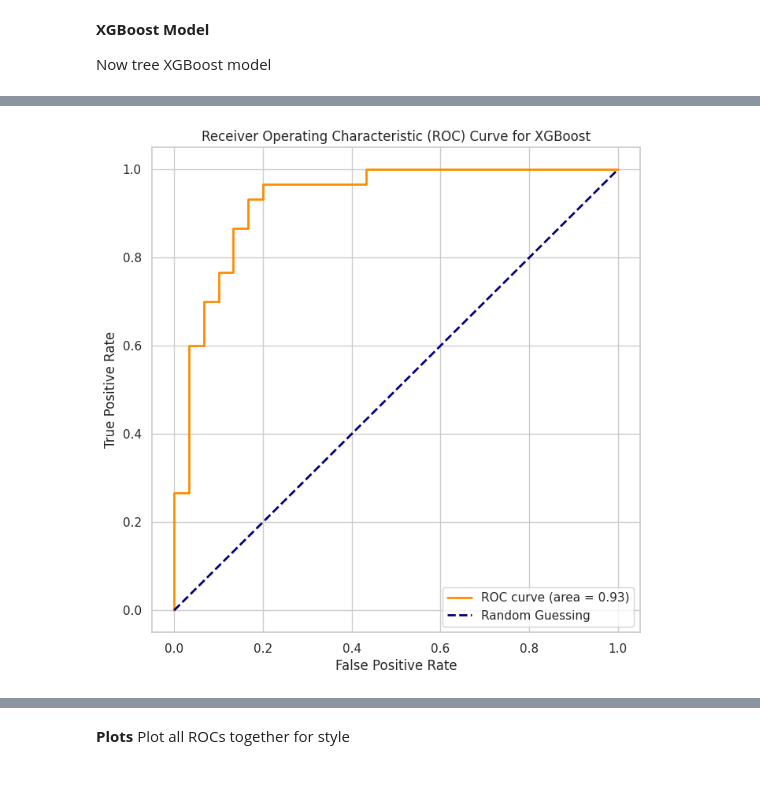
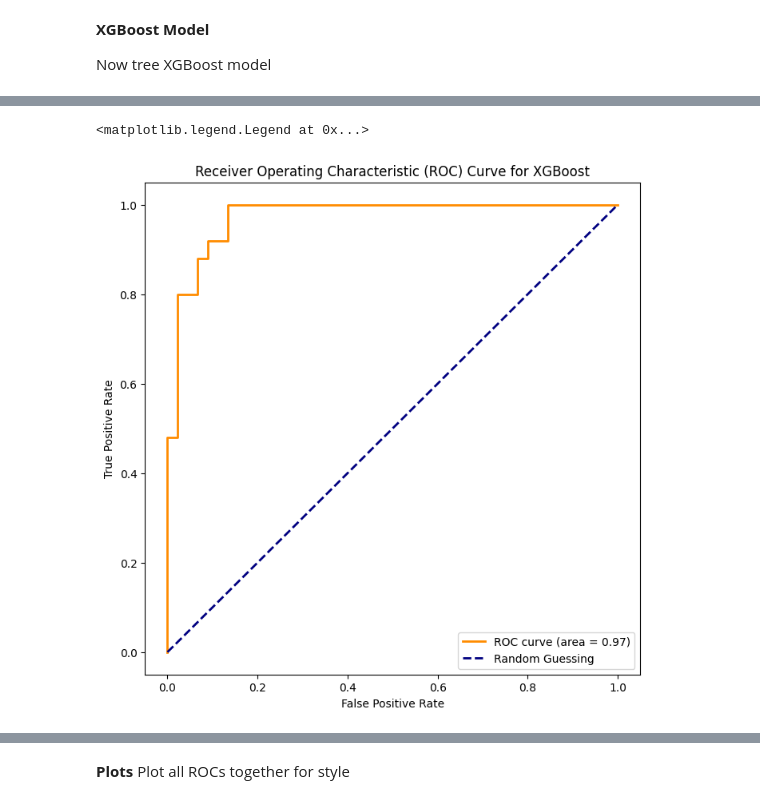
Before and after one commit to reubenleyland/3YPpancan, a Jupyter notebook: pancreatic-cancer-risk-factor.ipynb, the cells around one changed output, grey strips where cells are left out. Cells and saved outputs as stored; diff of their text form; code cells hidden in the pictures.

```diff
--- a/pancreatic-cancer-risk-factor.ipynb
+++ b/pancreatic-cancer-risk-factor.ipynb
@@ -239,9 +299,6 @@ print(result_table)
    Over 45 with Cancer  % Over 45 with Cancer
 0                  192              38.866397
 [figure]
-# %%
-# Drop those younger than 45
-data = data[data['age'] >= 45]
 # %% [markdown]
 **CA19-9 Levels**
 
@@ -383,9 +438,3 @@ data_blood.sample(5)
 
 
 Now all the data is cleaned we will do some EDA
-# %%
-# Set the style for the plots
-sns.set(style="whitegrid")
-
-# Pairplot for numerical variables
-sns.pairplot(data_blood[['age', 'plasma_CA19_9', 'creatinine', 'LYVE1', 'REG1B', 'TFF1', 'REG1A']])
@@ -720,0 +682,28 @@ y_pred = xgb_classifier.predict(X_test_scaled)
+# %%
+# Define the parameter grid for grid search
+param_grid = {
+    'reg_lambda': [1, 5, 10],
+    'max_depth': [3, 4, 5],
+    'min_child_weight': [1, 2, 3],
+    'subsample': [0.7, 0.8, 0.9],
+    'colsample_bytree': [0.7, 0.8, 0.9]
+}
+
+# Instantiate the XGBoost classifier
+xgb_classifier = XGBClassifier(random_state=42)
+
+# Instantiate GridSearchCV
+grid_search = GridSearchCV(estimator=xgb_classifier, param_grid=param_grid, scoring='accuracy', cv=3, verbose=1)
+
+# Perform grid search on the training data
+grid_search.fit(X_train_scaled, y_train)
+
+# Get the best parameters from the grid search
+best_params = grid_search.best_params_
+
+# Train the XGBoost classifier with the best hyperparameters
+best_xgb_classifier = XGBClassifier(random_state=42, **best_params)
+best_xgb_classifier.fit(X_train_scaled, y_train)
+
+# Make predictions on the test set
+y_pred_xgb = best_xgb_classifier.predict(X_test_scaled)
@@ -758,20 +1091,21 @@ Specificity: 0.8
 # %%
+## XGB ROC  ##
 # Get predicted probabilities for the positive class
-y_prob_xgb = xgb_classifier.predict_proba(X_test_scaled)[:, 1]
+y_prob_xgb = best_xgb_classifier.predict_proba(X_test_scaled)[:, 1]
 
 # Compute ROC curve and AUC for XGBoost
 fpr_xgb, tpr_xgb, thresholds_xgb = roc_curve(y_test, y_prob_xgb)
 roc_auc_xgb = auc(fpr_xgb, tpr_xgb)
 
 # Plot ROC curve for XGBoost
 plt.figure(figsize=(8, 8))
 plt.plot(fpr_xgb, tpr_xgb, color='darkorange', lw=2, label='ROC curve (area = {:.2f})'.format(roc_auc_xgb))
 plt.plot([0, 1], [0, 1], color='navy', lw=2, linestyle='--', label='Random Guessing')
 plt.xlabel('False Positive Rate')
 plt.ylabel('True Positive Rate')
 plt.savefig('roc_curve_xgboost.png')
 plt.title('Receiver Operating Characteristic (ROC) Curve for XGBoost')
 plt.legend(loc='lower right')
-plt.show()
 # %% [output]
+<matplotlib.legend.Legend at 0x...>
-[figure, old version]
+[figure, new version]
```
Also changed, not shown: parts of 55 cells of this notebook.
